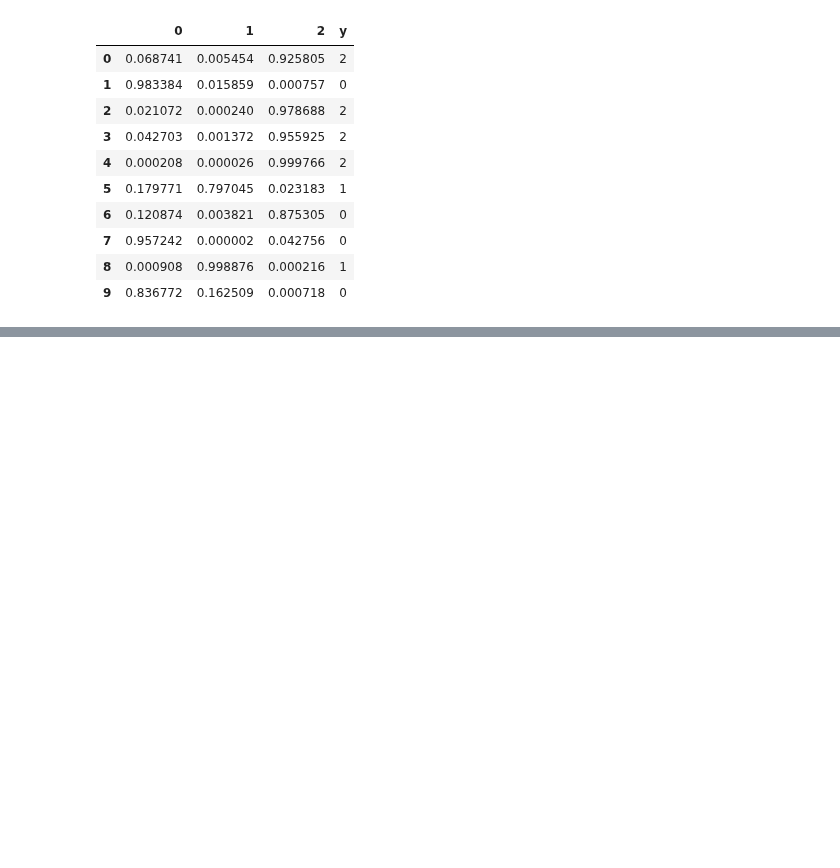
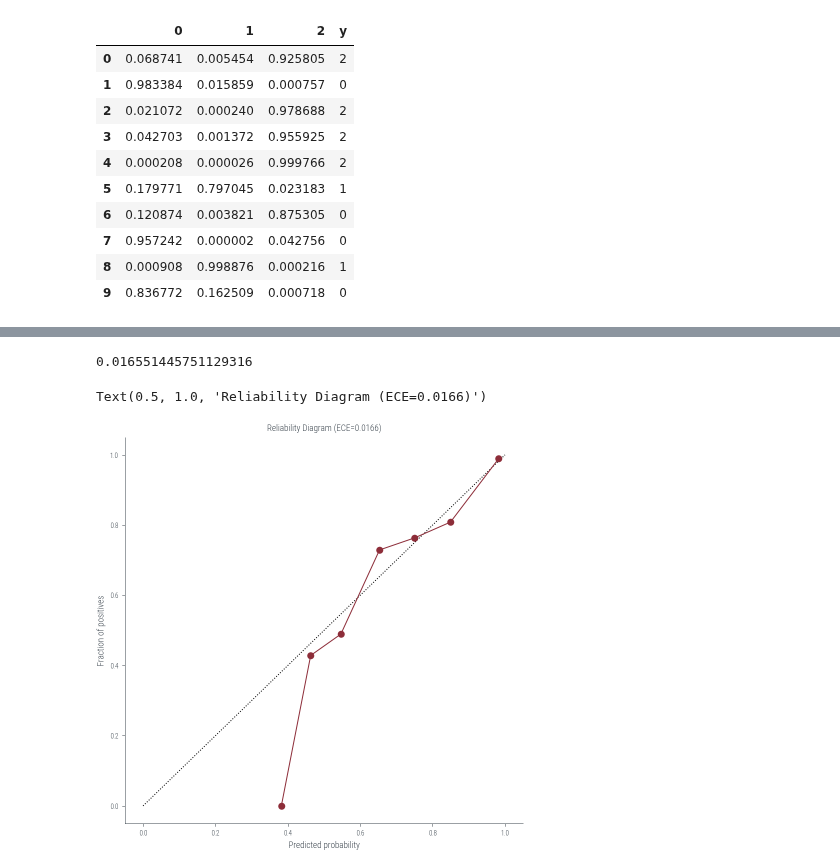
Before and after one commit to nipunbatra/pml-teaching, a Jupyter notebook: notebooks/reliability.ipynb, the cells around one changed output, grey strips where cells are left out. Saved outputs shown, nothing was run; the diff lists cells and outputs as text; code cells hidden in the pictures; blank space fills up the shorter version.

```diff
--- a/notebooks/reliability.ipynb
+++ b/notebooks/reliability.ipynb
@@ -378,0 +374,7 @@ preds.head()
+# %%
+# Let us simplify dataframe to only include the most probable class probability and whether the prediction was correct or not
+new_df = preds.copy()
+new_df["Correct"] = new_df.y == new_df.y_hat
+new_df["Most_Probable_Class_Probability"] = new_df[[0, 1, 2]].max(axis=1)
+
+new_df.head()
@@ -378,0 +388,4 @@ preds.head()
+# %%
+# drop the other columns
+new_df = new_df.drop(columns=[0, 1, 2, 'y', 'y_hat'])
+new_df.head()
@@ -378,0 +414,6 @@ preds.head()
+# %%
+# Now, let us compute the reliability of the classifier in each bin
+bins = np.linspace(0, 1, 11)
+
+# Cuts the data by the bins
+new_df['bin'] = pd.cut(new_df.Most_Probable_Class_Probability, bins=bins)
@@ -378,0 +434,23 @@ preds.head()
+# %%
+# Calculate the reliability diagram points
+mean_predicted_probs = new_df.groupby('bin').Most_Probable_Class_Probability.mean()
+fraction_of_positives = new_df.groupby('bin').Correct.mean()
+
+bin_sizes = new_df.groupby('bin').size()
+
+ece = (np.abs(mean_predicted_probs - fraction_of_positives) * bin_sizes / len(new_df)).sum()
+# %%
+ece
+# %% [output]
+0.016551445751129316
+# %%
+# Plot the reliability diagram
+plt.figure(figsize=(6, 6))
+plt.plot([0, 1], [0, 1], 'k:')
+plt.plot(mean_predicted_probs, fraction_of_positives, 'o-')
+plt.xlabel('Predicted probability')
+plt.ylabel('Fraction of positives')
+plt.title(f'Reliability Diagram (ECE={ece:.4f})')
+# %% [output]
+Text(0.5, 1.0, 'Reliability Diagram (ECE=0.0166)')
+[figure, added]
```
Also changed, not shown: parts of 10 cells of this notebook.
